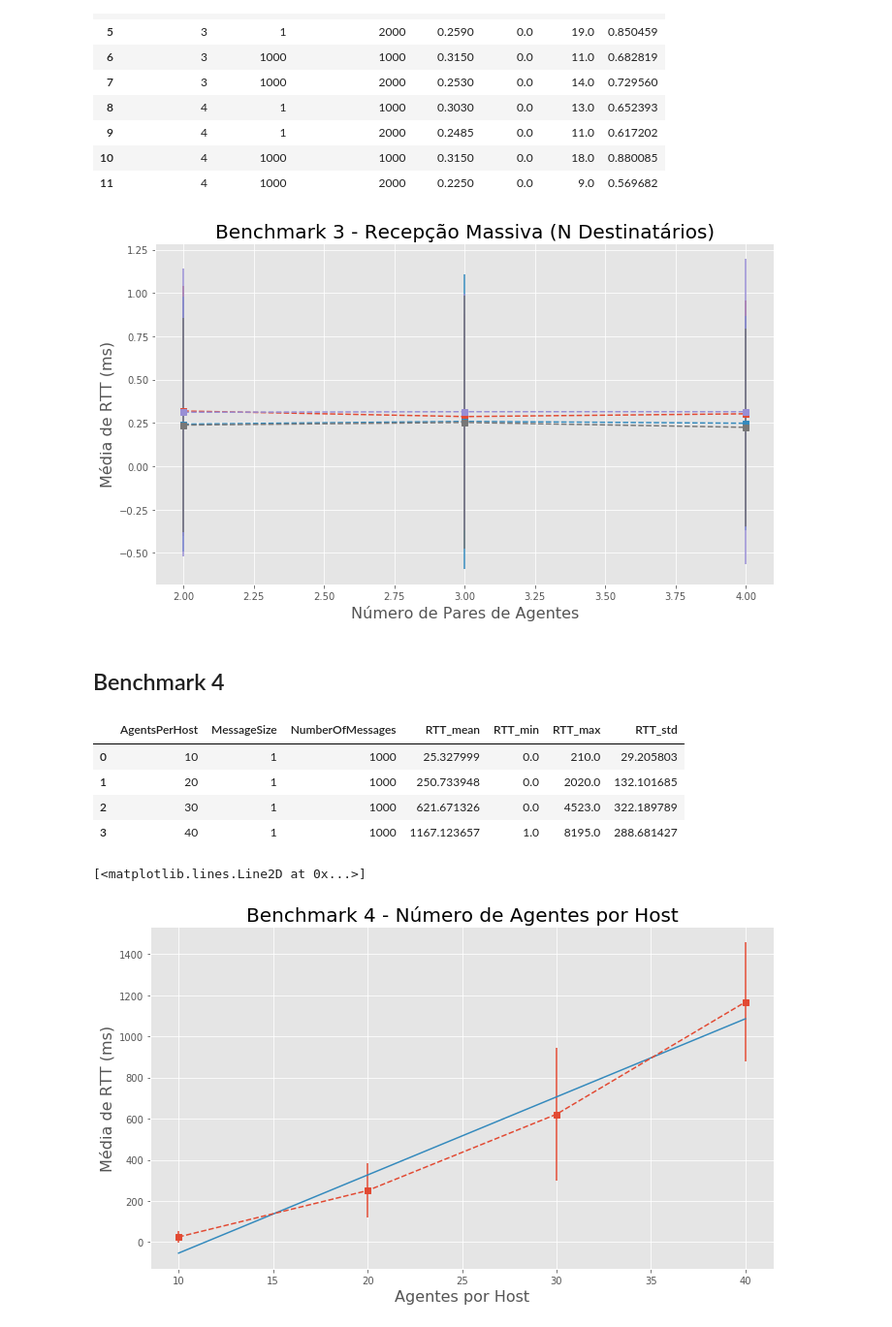
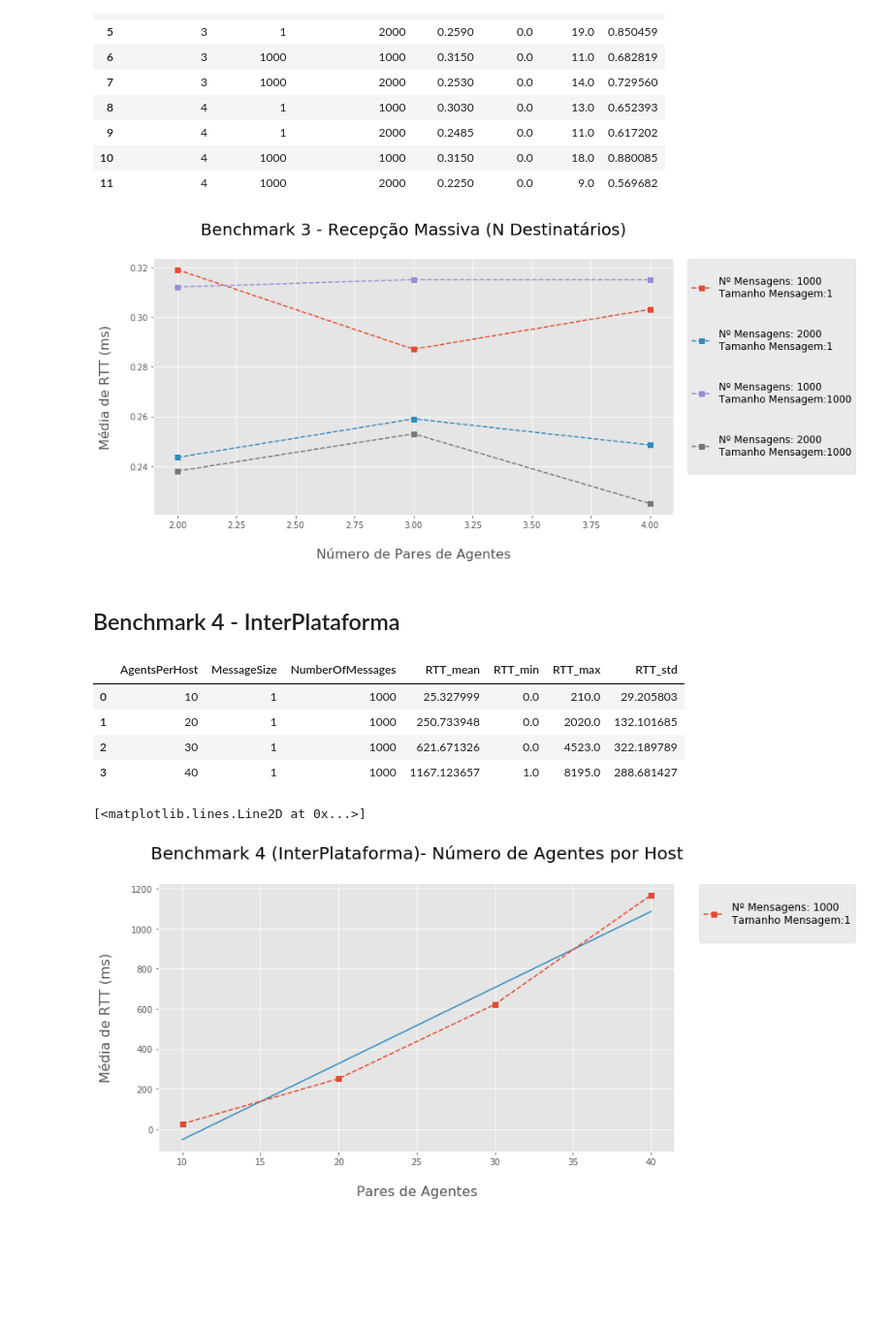
Before and after one commit to rafalencar1997/JadeContainer, a Jupyter notebook: analysis/Results.ipynb, the cells around one changed output. Shown: that part at 97% size. Drawn from its saved outputs; the diff is of its cells as text; code cells hidden in the pictures; blank space fills up the shorter version.

```diff
--- a/analysis/Results.ipynb
+++ b/analysis/Results.ipynb
@@ -40,18 +40,22 @@ def getBenchmark(benchmark):
         df = pd.concat([df, getDataframe(resultsFolder+resultsFiles[i+1])])
     return df
 # %%
-def plot_results(df, messagesComb, title, x_label, x_column):
+def plot_results(df, messagesComb, yerror, title, x_label, x_column):
     fig, ax = plt.subplots(figsize=(10, 6))
 
-    ax.set_title(title, fontsize=20)
-    ax.legend(loc='upper left')
-    ax.set_ylabel('Média de RTT (ms)', fontsize=16)
-    ax.set_xlabel(x_label, fontsize=16)
+    ax.set_title(title +'\n', fontsize=20)
+    ax.set_ylabel('Média de RTT (ms)\n', fontsize=16)
+    ax.set_xlabel('\n'+x_label, fontsize=16)
+    legend = []
 
     for comb in messagesComb:
+        legend.append("\nNº Mensagens: " + str(comb[1]) + "\nTamanho Mensagem:" + str(comb[0])+ '\n')
         exp = df[df.MessageSize == comb[0]]
         exp = exp[exp.NumberOfMessages == comb[1]]
-#         plt.errorbar(exp[x_column], exp['RTT_mean'], fmt='--s')
-        plt.errorbar(exp[x_column], exp['RTT_mean'], yerr=exp['RTT_std'], fmt='--s')
+        if yerror:
+            plt.errorbar(exp[x_column], exp['RTT_mean'], yerr=exp['RTT_std'], fmt='--s')
+        else:
+             plt.errorbar(exp[x_column], exp['RTT_mean'], fmt='--s')
 
+    ax.legend(legend, loc='upper right', bbox_to_anchor=(1.36 , 1.015), fontsize=12)
     fig.tight_layout()
@@ -167,14 +181,14 @@ df
 | 11 | 4 | 1000 | 2000 | 0.2250 | 0.0 | 9.0 | 0.569682 |
 # %%
 messagesComb = [(1,1000),(1,2000),(1000,1000),(1000,2000)]
-plot_results(df, messagesComb,
+plot_results(df, messagesComb,  False,
             'Benchmark 3 - Recepção Massiva (N Destinatários)',
             'Número de Pares de Agentes',
             'NumberOfPairs')
 # %% [output]
-[figure, old version]
+[figure, new version]
 # %% [markdown]
-## Benchmark 4
+## Benchmark 4 - InterPlataforma
 # %%
 df = getBenchmark(4)
 df = df.groupby(['AgentsPerHost', 'MessageSize', 'NumberOfMessages']).agg({'RTT': ['mean', 'min', 'max', 'std']})
@@ -188,22 +202,18 @@ df
 | 2 | 30 | 1 | 1000 | 621.671326 | 0.0 | 4523.0 | 322.189789 |
 | 3 | 40 | 1 | 1000 | 1167.123657 | 1.0 | 8195.0 | 288.681427 |
 # %%
+func = funcL
+
 messagesComb = [(1,1000)]
-plot_results(df, messagesComb,
-            'Benchmark 4 - Número de Agentes por Host',
-            'Agentes por Host',
+plot_results(df, messagesComb, False,
+            'Benchmark 4 (InterPlataforma)- Número de Agentes por Host',
+            'Pares de Agentes',
             'AgentsPerHost')
 
-def funcE(x, a):
-    return np.exp(a*x)
-
-def funcL(x, a, b):
-    return a*x + b
-
-popt, pcov = curve_fit(func, df['AgentsPerHost'], df['RTT_mean'])
+popt, pcov = curve_fit(funcL, df['AgentsPerHost'], df['RTT_mean'])
 
 xdata = np.linspace(10, 40, 100)
-plt.plot(xdata, funcL(xdata, *popt))
+plt.plot(xdata, func(xdata, *popt))
 # %% [output]
 [<matplotlib.lines.Line2D at 0x...>]
-[figure, old version]
+[figure, new version]
```
Also changed, not shown: parts of 8 cells of this notebook, 4 other files.
